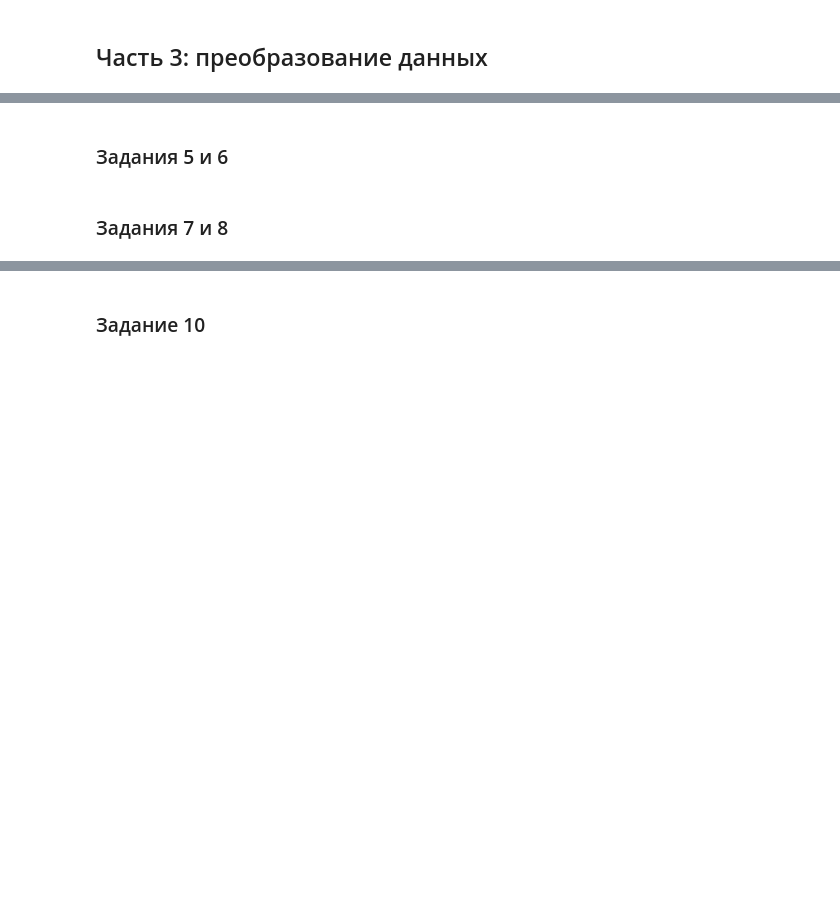
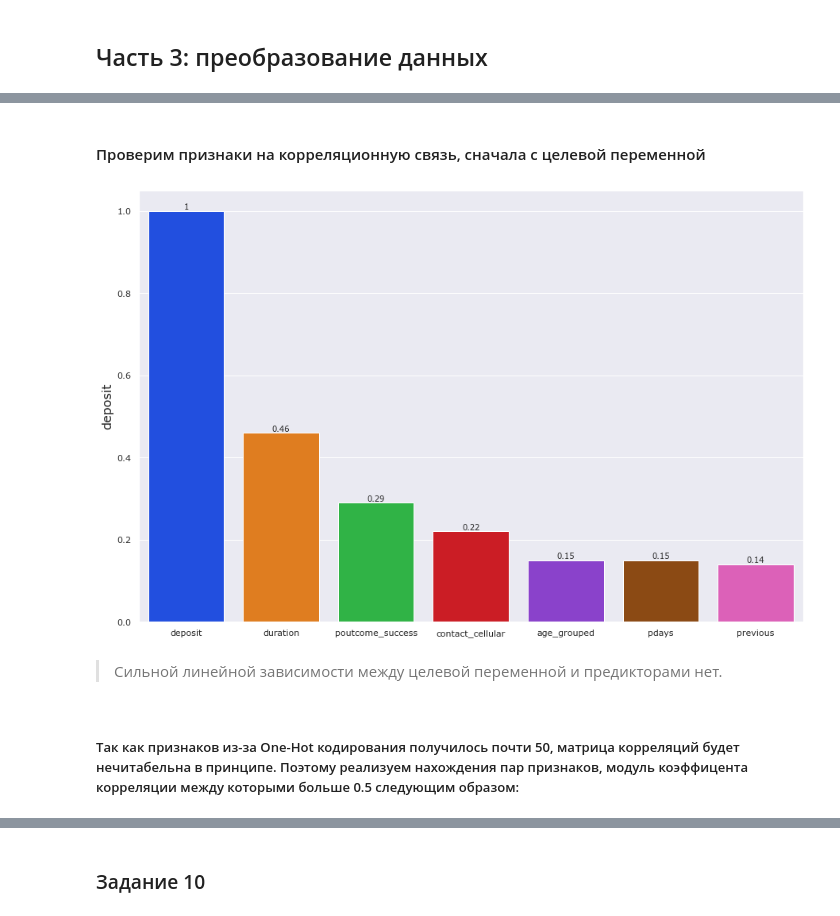
Before and after one commit to illbeurs/DS-Course, a Jupyter notebook: DS_Course_Folder/My projects/Bank_Сustomer_Сlassification/Project_4_ML.ipynb, the cells around one changed output, grey strips where cells are left out. Drawn from its saved outputs; the diff is of its cells as text; code cells hidden in the pictures; blank space fills up the shorter version.

```diff
--- a/DS_Course_Folder/My projects/Bank_Сustomer_Сlassification/Project_4_ML.ipynb
+++ b/DS_Course_Folder/My projects/Bank_Сustomer_Сlassification/Project_4_ML.ipynb
@@ -289,4 +289,6 @@ sns.heatmap(deposit_by_job, cmap='PuBu', linewidths=2, annot=True, fmt='d', cbar
 ***
 # %% [markdown]
 ## Часть 3: преобразование данных
+# %%
+df_encoded = df_tukey.copy()
 # %% [markdown]
@@ -294,2 +296,7 @@ sns.heatmap(deposit_by_job, cmap='PuBu', linewidths=2, annot=True, fmt='d', cbar
 # %%
-# преобразуйте уровни образования
+le = OrdinalEncoder()
+ord_enc_cols = ['education', 'age_grouped']
+binary_cols = ['loan', 'housing', 'default', 'deposit']
+df_encoded[ord_enc_cols] = le.fit_transform(df_encoded[ord_enc_cols])
+for col in binary_cols:
+    df_encoded[col] = df_encoded[col].apply(lambda value: 1 if  value == 'yes' else 0)
@@ -302,4 +305,3 @@ sns.heatmap(deposit_by_job, cmap='PuBu', linewidths=2, annot=True, fmt='d', cbar
 # %%
-# создайте дамми-переменные
+one_hot_cols = ['job', 'marital', 'contact', 'month', 'poutcome']
+df_encoded = pd.get_dummies(df_encoded, columns=one_hot_cols)
-# %% [markdown]
-### Задания 5 и 6
@@ -308,2 +308,13 @@ sns.heatmap(deposit_by_job, cmap='PuBu', linewidths=2, annot=True, fmt='d', cbar
-# %% [markdown]
-### Задания 7 и 8
+# %% [markdown]
+#### Проверим признаки на корреляционную связь, сначала с целевой переменной
+# %%
+corr_with_target = pd.DataFrame(round(df_encoded.corr()['deposit'].sort_values(ascending=False).nlargest(7),2))
+fig = plt.figure(figsize=(15,10))
+ax = sns.barplot(data=corr_with_target, x=corr_with_target.index, y=corr_with_target['deposit'])
+ax.bar_label(ax.containers[0]);
+# %% [output]
+[figure, added]
+# %% [markdown]
+> Сильной линейной зависимости между целевой переменной и предикторами нет.
+# %% [markdown]
+##### Так как признаков из-за One-Hot кодирования получилось почти 50, матрица корреляций будет нечитабельна в принципе. Поэтому реализуем нахождения пар признаков, модуль коэффицента корреляции между которыми больше 0.5 следующим образом:
```
Also changed, not shown: parts of 35 cells of this notebook.
